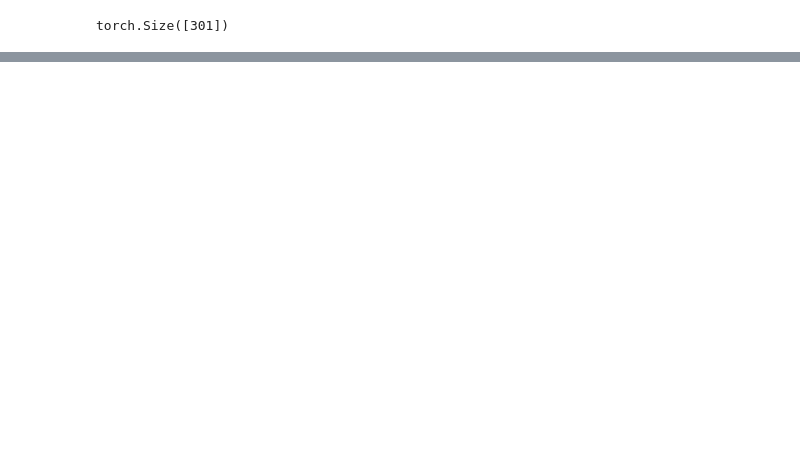
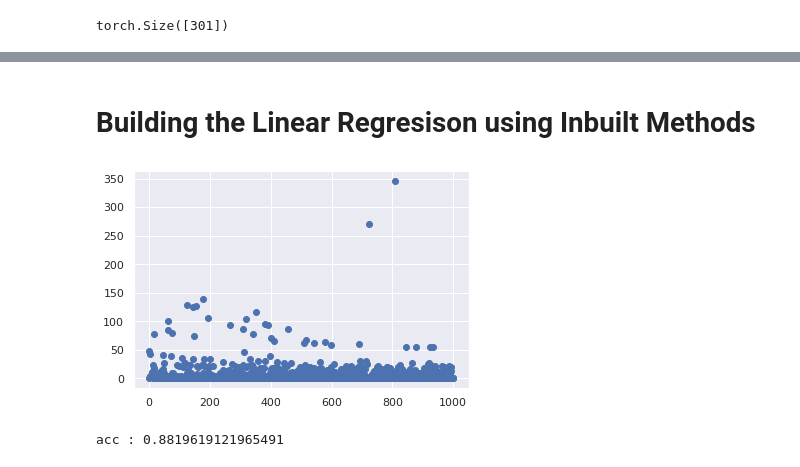
Before and after one commit to Sudhanshu1304/PyTorch, a Jupyter notebook: PyTorch_Linear_Regression.ipynb, the cells around one changed output, grey strips where cells are left out. Cells and saved outputs as stored; diff of their text form; code cells hidden in the pictures; blank space fills up the shorter version.

```diff
--- a/PyTorch_Linear_Regression.ipynb
+++ b/PyTorch_Linear_Regression.ipynb
@@ -194,0 +213,2 @@ lr.cost_graph()
+# %% [markdown]
+# Building the Linear Regresison using Inbuilt Methods
@@ -194,0 +268,4 @@ lr.cost_graph()
+# %%
+lr.cost_graph()
+# %% [output]
+[figure, added]
@@ -194,0 +323,5 @@ lr.cost_graph()
+# %%
+obj = test(inputs.shape[1],1)
+res = obj.fit(inputs,target,10000)
+# %% [output]
+acc : 0.8819619121965491
```
Also changed, not shown: parts of 16 cells of this notebook.
